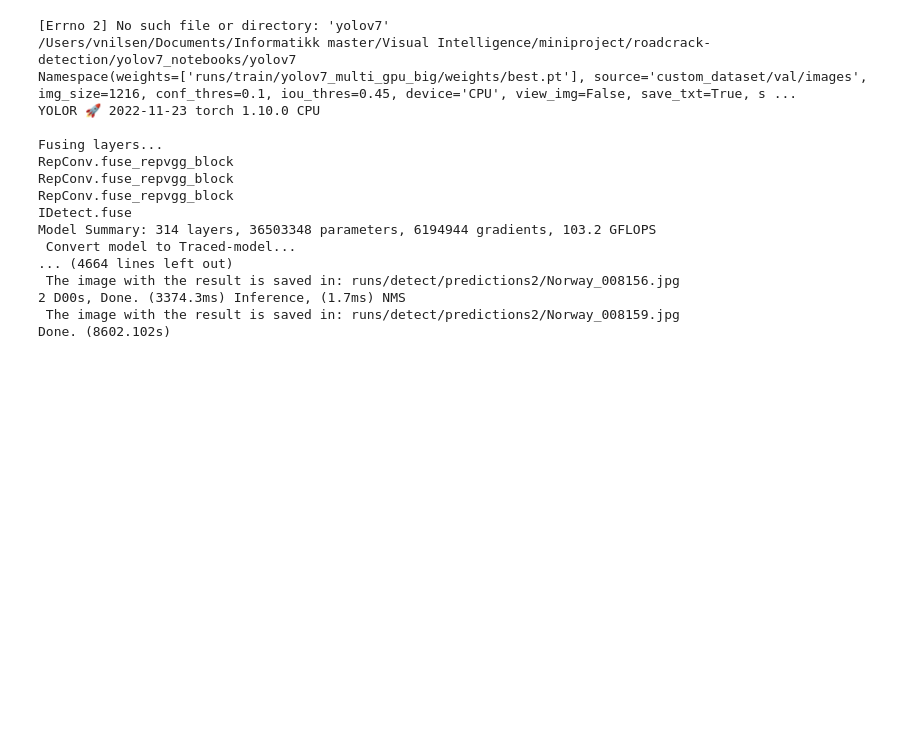
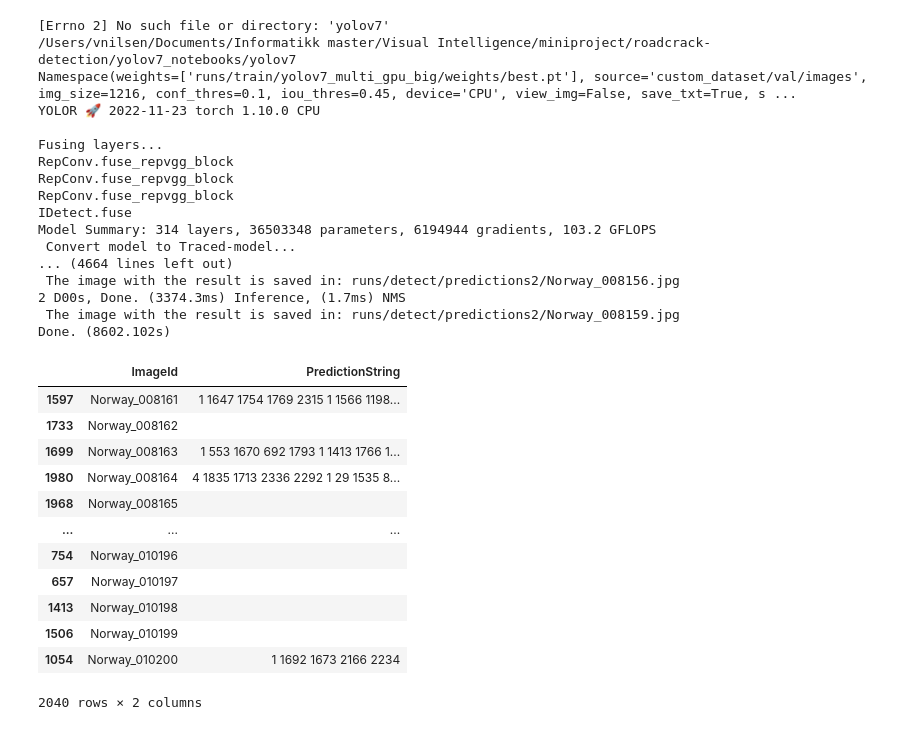
Before and after one commit to vnilsn/roadcrack-detection, a Jupyter notebook: yolov7_notebooks/analysis.ipynb, the cells around one changed output. Drawn from its saved outputs; the diff is of its cells as text; code cells hidden in the pictures; blank space fills up the shorter version.

Commit message:
submission, but it fails

```diff
--- a/yolov7_notebooks/analysis.ipynb
+++ b/yolov7_notebooks/analysis.ipynb
@@ -89,3 +90,58 @@ Model Summary: 314 layers, 36503348 parameters, 6194944 gradients, 103.2 GFLOPS
 2 D00s, Done. (3374.3ms) Inference, (1.7ms) NMS
  The image with the result is saved in: runs/detect/predictions2/Norway_008159.jpg
 Done. (8602.102s)
+# %%
+dic_test_labels = get_dic(txt_path='../yolo_preds/labels', img_path='../../datasets/Norway/test/images', mode='preds')
+
+from PIL import Image
+
+def upscale_bbox_coordinates(id, arr):
+    with Image.open('../../datasets/Norway/test/images/'+id+'.jpg') as im:
+        w, h = im.size
+
+    # top left corner
+    xmin = int(w*float(arr[1]))
+    ymin = int(h*float(arr[2]))
+
+    # scale bbox by h and w
+    xmax = int(xmin + w*float(arr[3]))
+    ymax = int(ymin + h*float(arr[4]))
+
+    return xmin, ymin, xmax, ymax
+
+def create_string(id):
+    arr = dic_test_labels[id+'.txt']
+    string = ""
+    # go through array of arrays
+    # format [[label, x_top_left, y_top_left, width, height, conf],[label, x_top_left, y_top_left, width, height, conf]]
+    for pred in sorted(arr, key=lambda x: x[-1], reverse=True)[:5]: #choose top 5 based on confidence
+        if pred: # list not empty
+            pred[0] += 1 # make sure range of classes is [1,4]
+            pred[1], pred[2], pred[3], pred[4] = upscale_bbox_coordinates(id, pred)
+
+            string += " ".join(str(s) for s in pred[:-1])
+            string += ' '
+    return str(string[:-1])
+
+submission = pd.DataFrame()
+submission['ImageId'] = dic_test_labels.keys()
+submission['ImageId'] = submission["ImageId"].apply(lambda x: str(x[:-4]))
+submission['PredictionString'] = ''
+submission['PredictionString'] = submission['ImageId'].apply(lambda x: create_string(x))
+#submission['ImageId'] = submission["ImageId"].apply(lambda x: x+'.txt')
+submission = submission.sort_values(by=['ImageId'])
+submission
+# %% [output]
+|  | ImageId | PredictionString |
+| 1597 | Norway_008161 | 1 1647 1754 1769 2315 1 1566 1198... |
+| 1733 | Norway_008162 |  |
+| 1699 | Norway_008163 | 1 553 1670 692 1793 1 1413 1766 1... |
+| 1980 | Norway_008164 | 4 1835 1713 2336 2292 1 29 1535 8... |
+| 1968 | Norway_008165 |  |
+| ... | ... | ... |
+| 754 | Norway_010196 |  |
+| 657 | Norway_010197 |  |
+| 1413 | Norway_010198 |  |
+| 1506 | Norway_010199 |  |
+| 1054 | Norway_010200 | 1 1692 1673 2166 2234 |
+2040 rows × 2 columns
```
Also changed, not shown: parts of 7 cells of this notebook.
